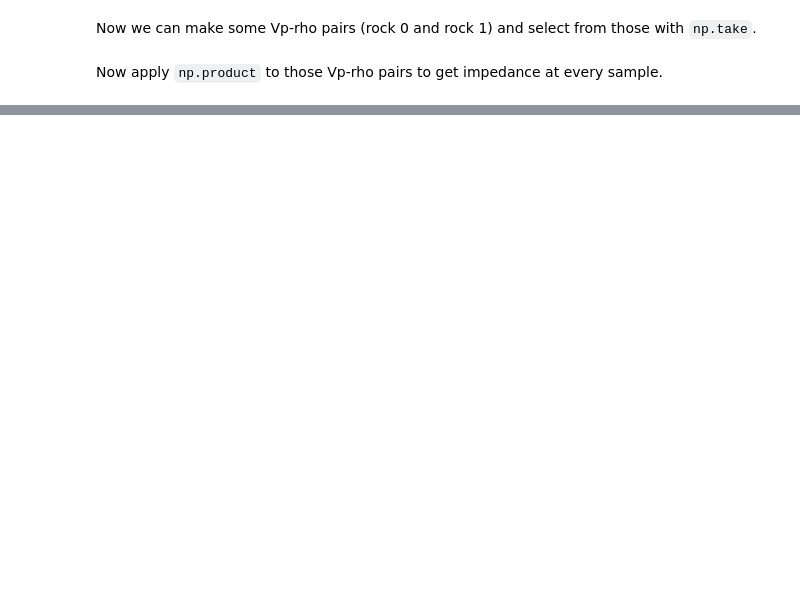
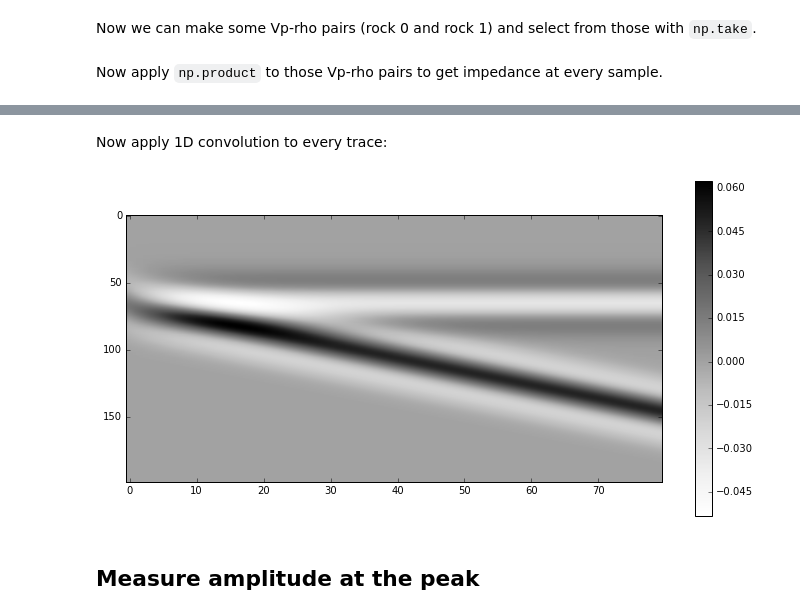
Before and after one commit to ymustc/geocomputing, a Jupyter notebook: notebooks/Synthetic_wedge.ipynb, the cells around one changed output, grey strips where cells are left out. Saved outputs shown, nothing was run; the diff lists cells and outputs as text; code cells hidden in the pictures; blank space fills up the shorter version.

```diff
--- a/notebooks/Synthetic_wedge.ipynb
+++ b/notebooks/Synthetic_wedge.ipynb
@@ -69,0 +69,18 @@ plt.show()
+# %% [markdown]
+Now apply 1D convolution to every trace:
+# %%
+def convolve(trace):
+    return np.convolve(trace, wavelet, mode='same')
+
+synth = np.apply_along_axis(convolve,
+                            axis=0,
+                            arr=rc)
+
+plt.figure(figsize=(12,6))
+plt.imshow(synth, cmap="Greys", aspect=0.2)
+plt.colorbar()
+plt.show()
+# %% [output]
+[figure, added]
+# %% [markdown]
+## Measure amplitude at the peak
```
Also changed, not shown: parts of 20 cells of this notebook, 23 other files.
